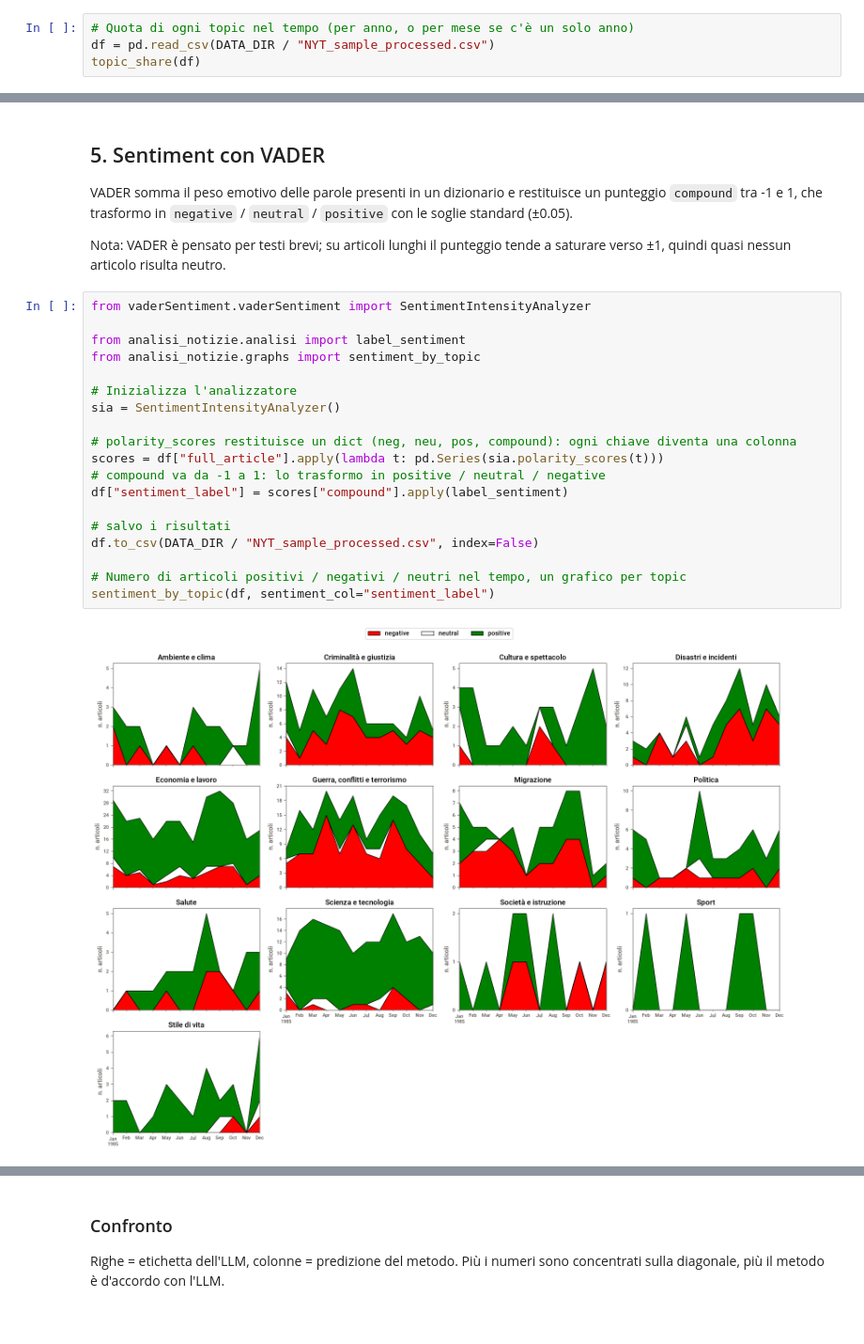
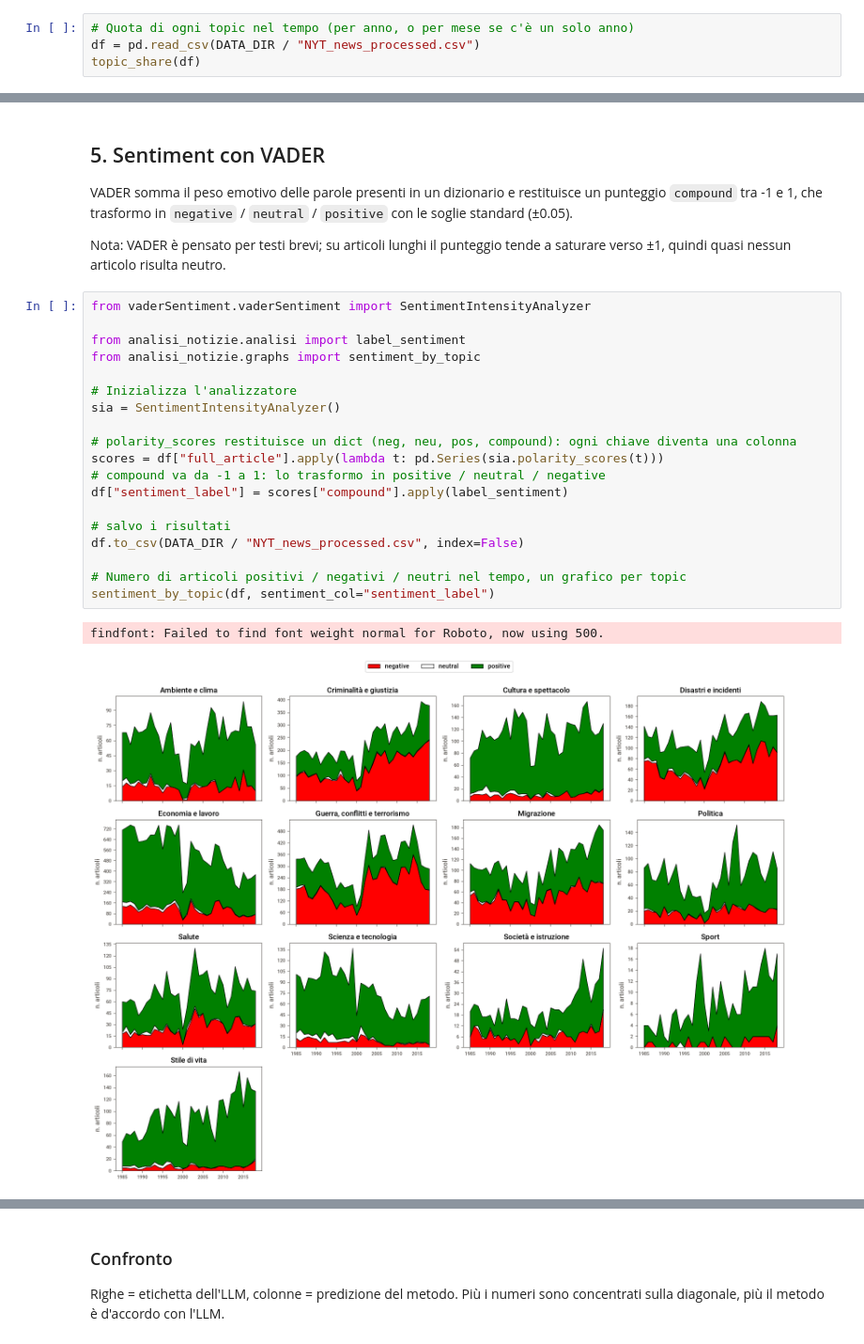
Before and after one commit to MmpaolonN/Analisi_news, a Jupyter notebook: notebooks/analisi_notizie_nyt.ipynb, the cells around one changed output, grey strips where cells are left out. Shown at 94% size. Drawn from its saved outputs; the diff is of its cells as text.

```diff
--- a/notebooks/analisi_notizie_nyt.ipynb
+++ b/notebooks/analisi_notizie_nyt.ipynb
@@ -138,5 +135,5 @@ df.to_csv(DATA_DIR / "NYT_sample_processed.csv", index=False)
 # %%
 # Quota di ogni topic nel tempo (per anno, o per mese se c'è un solo anno)
-df = pd.read_csv(DATA_DIR / "NYT_sample_processed.csv")
+df = pd.read_csv(DATA_DIR / "NYT_news_processed.csv")
 topic_share(df)
 # %% [output]
@@ -149,24 +146,25 @@ Nota: VADER è pensato per testi brevi; su articoli lunghi il punteggio tende a
 # %%
 from vaderSentiment.vaderSentiment import SentimentIntensityAnalyzer
 
 from analisi_notizie.analisi import label_sentiment
 from analisi_notizie.graphs import sentiment_by_topic
 
 # Inizializza l'analizzatore
 sia = SentimentIntensityAnalyzer()
 
 # polarity_scores restituisce un dict (neg, neu, pos, compound): ogni chiave diventa una colonna
 scores = df["full_article"].apply(lambda t: pd.Series(sia.polarity_scores(t)))
 # compound va da -1 a 1: lo trasformo in positive / neutral / negative
 df["sentiment_label"] = scores["compound"].apply(label_sentiment)
 
 # salvo i risultati
-df.to_csv(DATA_DIR / "NYT_sample_processed.csv", index=False)
+df.to_csv(DATA_DIR / "NYT_news_processed.csv", index=False)
 
 # Numero di articoli positivi / negativi / neutri nel tempo, un grafico per topic
 sentiment_by_topic(df, sentiment_col="sentiment_label")
 # %% [output]
+findfont: Failed to find font weight normal for Roboto, now using 500.
-[figure, old version]
+[figure, new version]
 # %% [markdown]
 ## 6. Sentiment con RoBERTa
 Modello `cardiffnlp/twitter-roberta-base-sentiment-latest`. Accetta al massimo 512 token, quindi ogni articolo viene tokenizzato e diviso in chunk; con `max_chunks=1` si usa solo il primo chunk (circa 380 parole), che dimezza i tempi.
```
Also changed, not shown: parts of 16 cells of this notebook, 17 other files.
